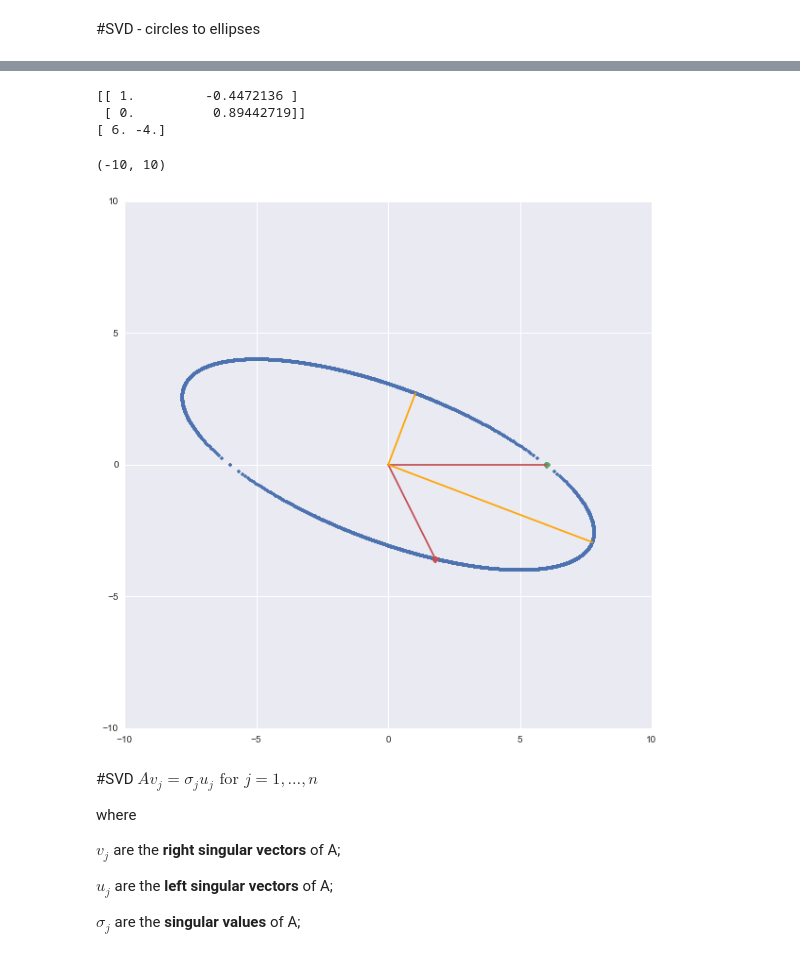
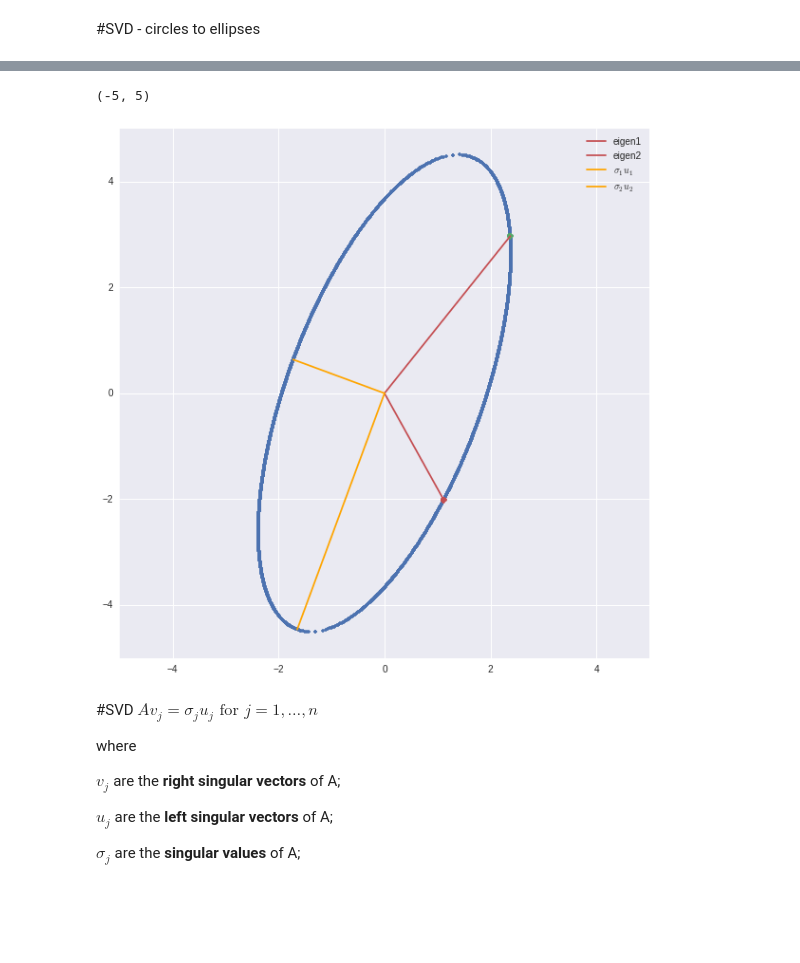
Before and after one commit to MaGold/Linear-Regression-and-K-means, a Jupyter notebook: SVD.ipynb, the cells around one changed output, grey strips where cells are left out. Cells and saved outputs as stored; diff of their text form; code cells hidden in the pictures; blank space fills up the shorter version.

```diff
--- a/SVD.ipynb
+++ b/SVD.ipynb
@@ -43,55 +43,55 @@ plt.ylim([-1,1])
 [figure]
 # %%
 #map the circle via the matrix A
-A = np.array([[6,5], [0,-4]])
+A = np.array([[1.3,2], [4.5, 0.2]])
+#A = 4*np.random.rand(2,2)
 eigenval, eigenvec = np.linalg.eig(A)
-print eigenvec
-print eigenval
+
 mapped=[]
 for x,y in zip(xs,ys):
     mapped.append(np.dot(A,np.array([x, y])))
 #print zip(xs, ys)
 #print mapped
 fig, ax = plt.subplots(1,1,figsize=(10,10))
 #fig = plt.figure()
 #ax = fig.add_subplot(121, figsize=(10, 10))
 newx = [item[0] for item in mapped]
 newy = [item[1] for item in mapped]
 ax.plot(newx, newy, '.')
 
 
 #plot eigenvectors
 eign_x1 = eigenval[0]*eigenvec[0,0]
 eign_y1 = eigenval[0]*eigenvec[1,0]
 eign_x2 = eigenval[1]*eigenvec[0,1]
 eign_y2 =  eigenval[1]*eigenvec[1,1]
 
 ax.plot(eign_x1, eign_y1, 'o')
 ax.plot(eign_x2, eign_y2, 'o')
 
 
-line = plt.Line2D([0,eign_x1], [0,eign_y1], color='r')
-ax.add_line(line)
-line = plt.Line2D([0,eign_x2], [0,eign_y2], color='r')
-ax.add_line(line)
+line1 = plt.Line2D([0,eign_x1], [0,eign_y1], color='r', label='eigen1')
+ax.add_line(line1)
+line2 = plt.Line2D([0,eign_x2], [0,eign_y2], color='r', label='eigen2')
+ax.add_line(line2)
+
 
 
 #SVD stuff
 U, s, V = np.linalg.svd(A)
-line = plt.Line2D([0,s[0]*U[0,0]], [0,s[0]*U[1,0]], color='orange')
-ax.add_line(line)
-line = plt.Line2D([0,s[1]*U[0,1]], [0,s[1]*U[1,1]], color='orange')
-ax.add_line(line)
+line3 = plt.Line2D([0,s[0]*U[0,0]], [0,s[0]*U[1,0]], color='orange', label='$\sigma_1u_1$')
+ax.add_line(line3)
+line4 = plt.Line2D([0,s[1]*U[0,1]], [0,s[1]*U[1,1]], color='orange', label='$\sigma_2u_2$')
+ax.add_line(line4)
 
 
-plt.xlim([-10,10])
-plt.ylim([-10,10])
+plt.legend(handles=[line1, line2, line3, line4], loc=1)
+
+plt.xlim([-5,5])
+plt.ylim([-5,5])
 # %% [output]
-[[ 1.         -0.4472136 ]
- [ 0.          0.89442719]]
-[ 6. -4.]
+(-5, 5)
-(-10, 10)
-[figure, old version]
+[figure, new version]
 # %% [markdown]
 #SVD
 $Av_j = \sigma_j u_j \text{ for } j=1,\ldots, n$
```
Also changed, not shown: parts of 9 cells of this notebook.
